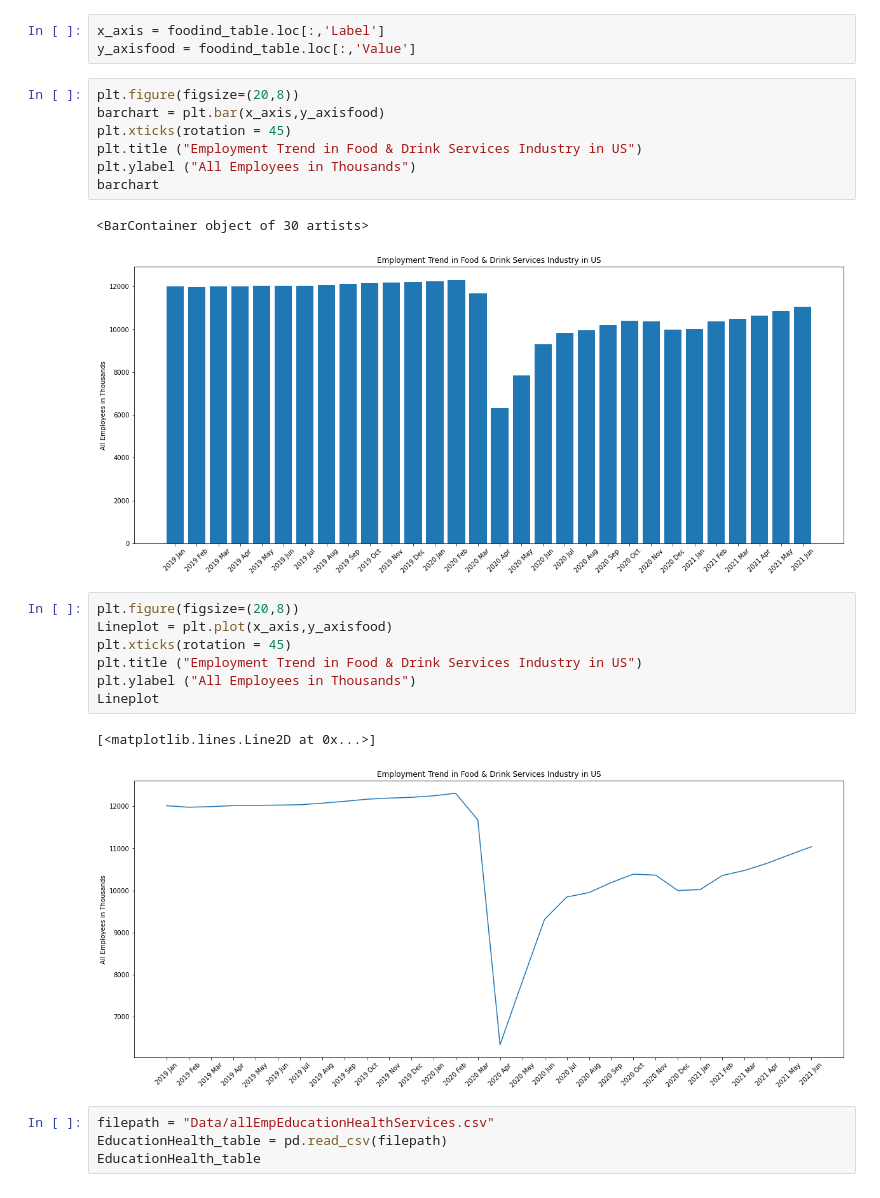
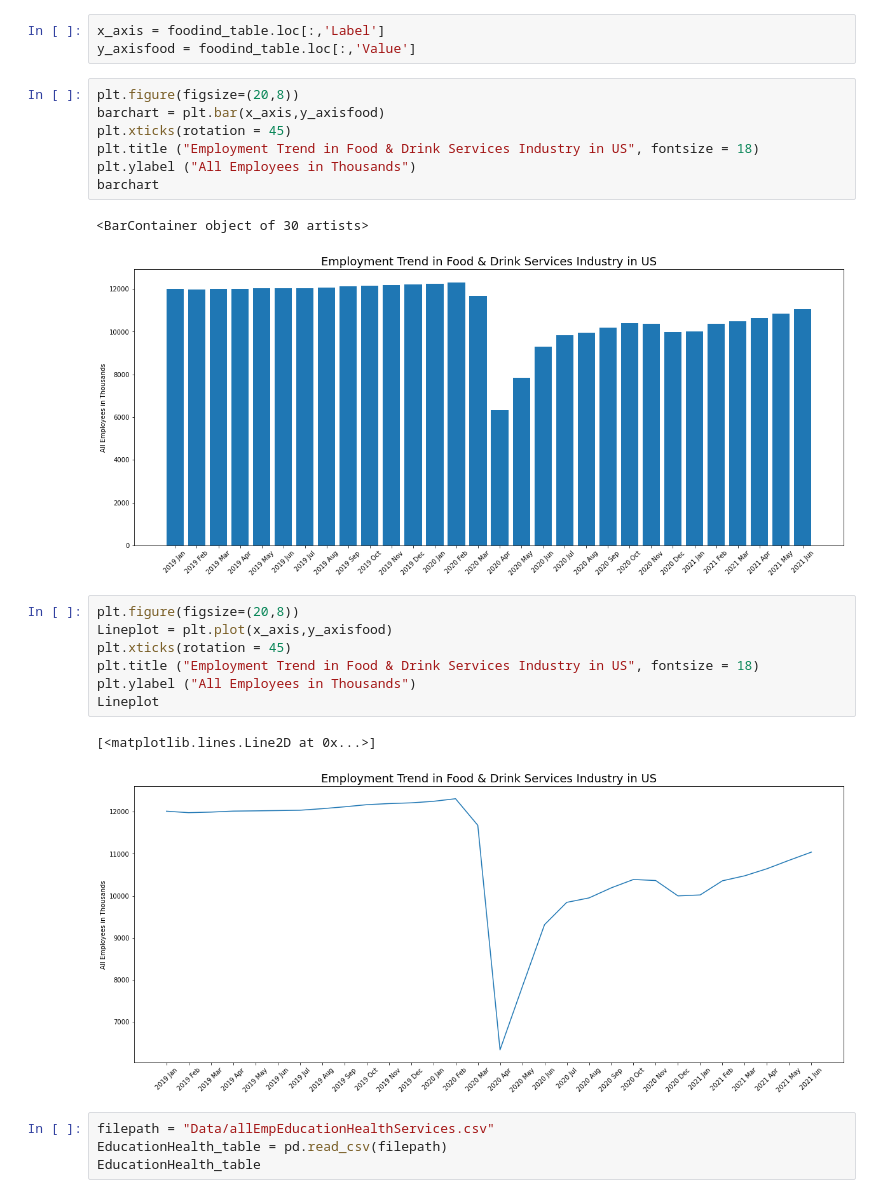
Before and after one commit to meetk5/Team-Project1, a Jupyter notebook: EmploymentAnalysis.ipynb, the cells around one changed output. Drawn from its saved outputs; the diff is of its cells as text.

```diff
--- a/EmploymentAnalysis.ipynb
+++ b/EmploymentAnalysis.ipynb
@@ -11,23 +11,23 @@ y_axisfood = foodind_table.loc[:,'Value']
 # %%
 plt.figure(figsize=(20,8))
 barchart = plt.bar(x_axis,y_axisfood)
 plt.xticks(rotation = 45)
-plt.title ("Employment Trend in Food & Drink Services Industry in US")
+plt.title ("Employment Trend in Food & Drink Services Industry in US", fontsize = 18)
 plt.ylabel ("All Employees in Thousands")
 barchart
 # %% [output]
 <BarContainer object of 30 artists>
-[figure, old version]
+[figure, new version]
 # %%
 plt.figure(figsize=(20,8))
 Lineplot = plt.plot(x_axis,y_axisfood)
 plt.xticks(rotation = 45)
-plt.title ("Employment Trend in Food & Drink Services Industry in US")
+plt.title ("Employment Trend in Food & Drink Services Industry in US", fontsize = 18)
 plt.ylabel ("All Employees in Thousands")
 Lineplot
 # %% [output]
 [<matplotlib.lines.Line2D at 0x...>]
-[figure, old version]
+[figure, new version]
 # %%
 filepath = "Data/allEmpEducationHealthServices.csv"
 EducationHealth_table = pd.read_csv(filepath)
```
Also changed, not shown: parts of 29 cells of this notebook, 4 other files.
